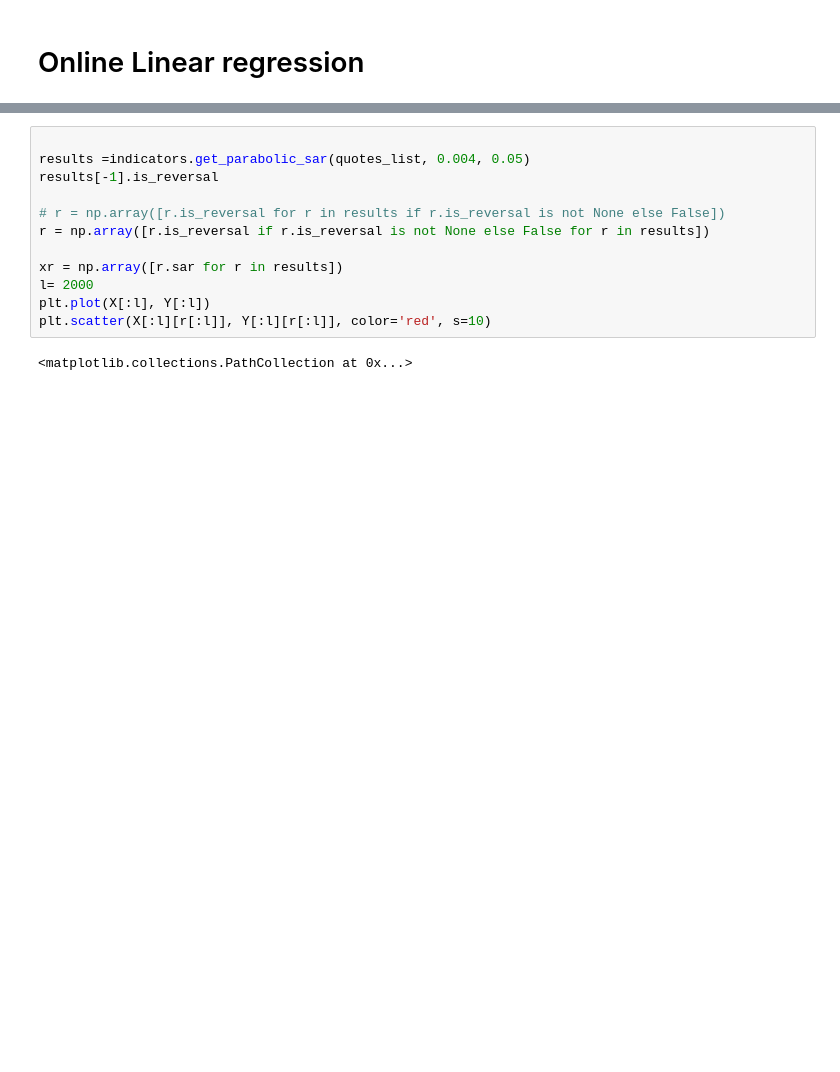
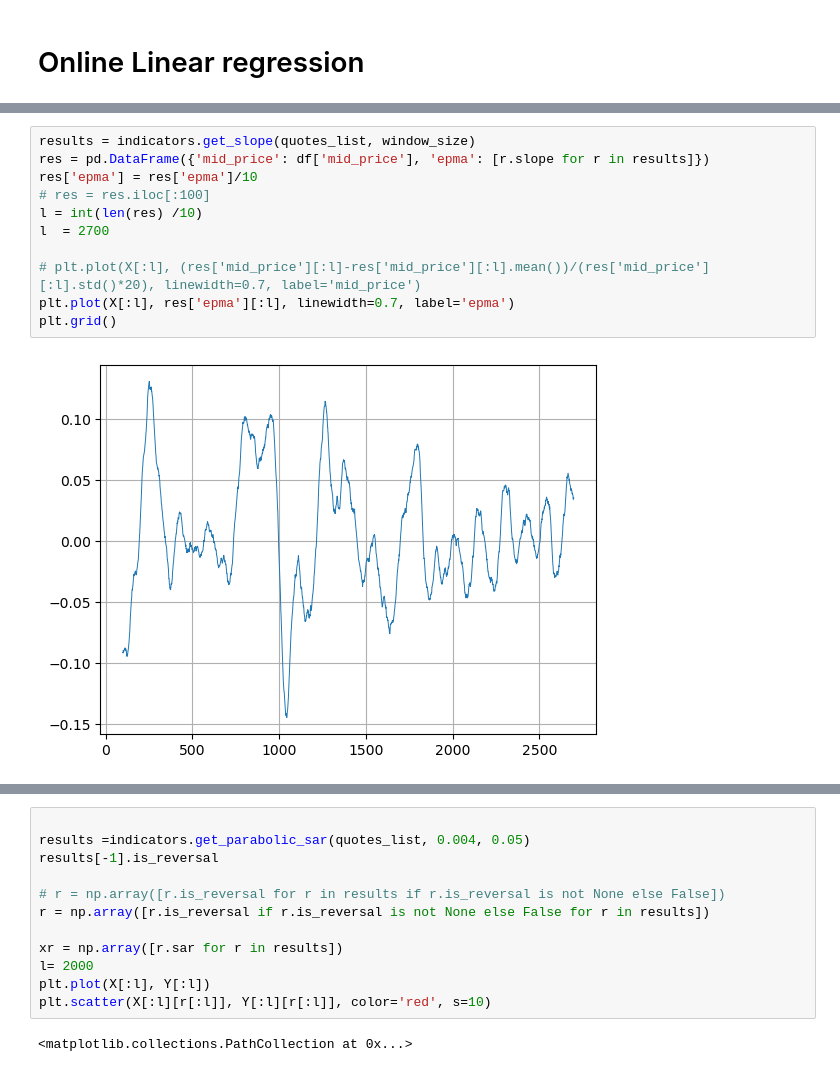
Before and after one commit to AlviseSembenico/IMC-prosperity, a Jupyter notebook: indicators.ipynb, the cells around one changed output, grey strips where cells are left out. Cells and saved outputs as stored; diff of their text form; blank space fills up the shorter version.

```diff
--- a/indicators.ipynb
+++ b/indicators.ipynb
@@ -46,3 +101,16 @@ plt.plot(X[window_size:l], Y[window_size:l]-Y[window_size:l].mean(), 'g')
+# %%
+results = indicators.get_slope(quotes_list, window_size)
+res = pd.DataFrame({'mid_price': df['mid_price'], 'epma': [r.slope for r in results]})
+res['epma'] = res['epma']/10
+# res = res.iloc[:100]
+l = int(len(res) /10)
+l  = 2700
+
+# plt.plot(X[:l], (res['mid_price'][:l]-res['mid_price'][:l].mean())/(res['mid_price'][:l].std()*20), linewidth=0.7, label='mid_price')
+plt.plot(X[:l], res['epma'][:l], linewidth=0.7, label='epma')
+plt.grid()
+# %% [output]
+[figure, added]
 # %%
 i = 50
 window_size = 40
```
Also changed, not shown: parts of 17 cells of this notebook, 1 other file.
